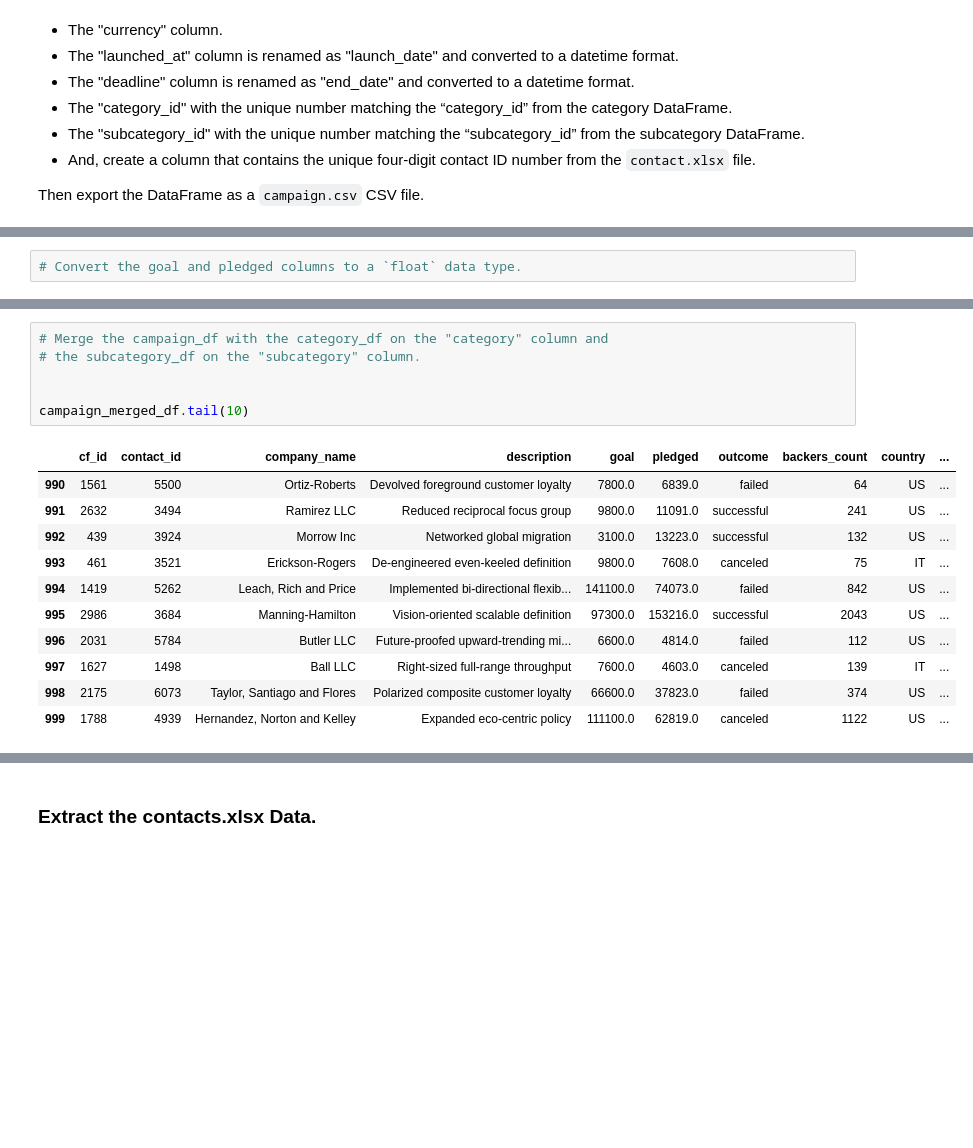
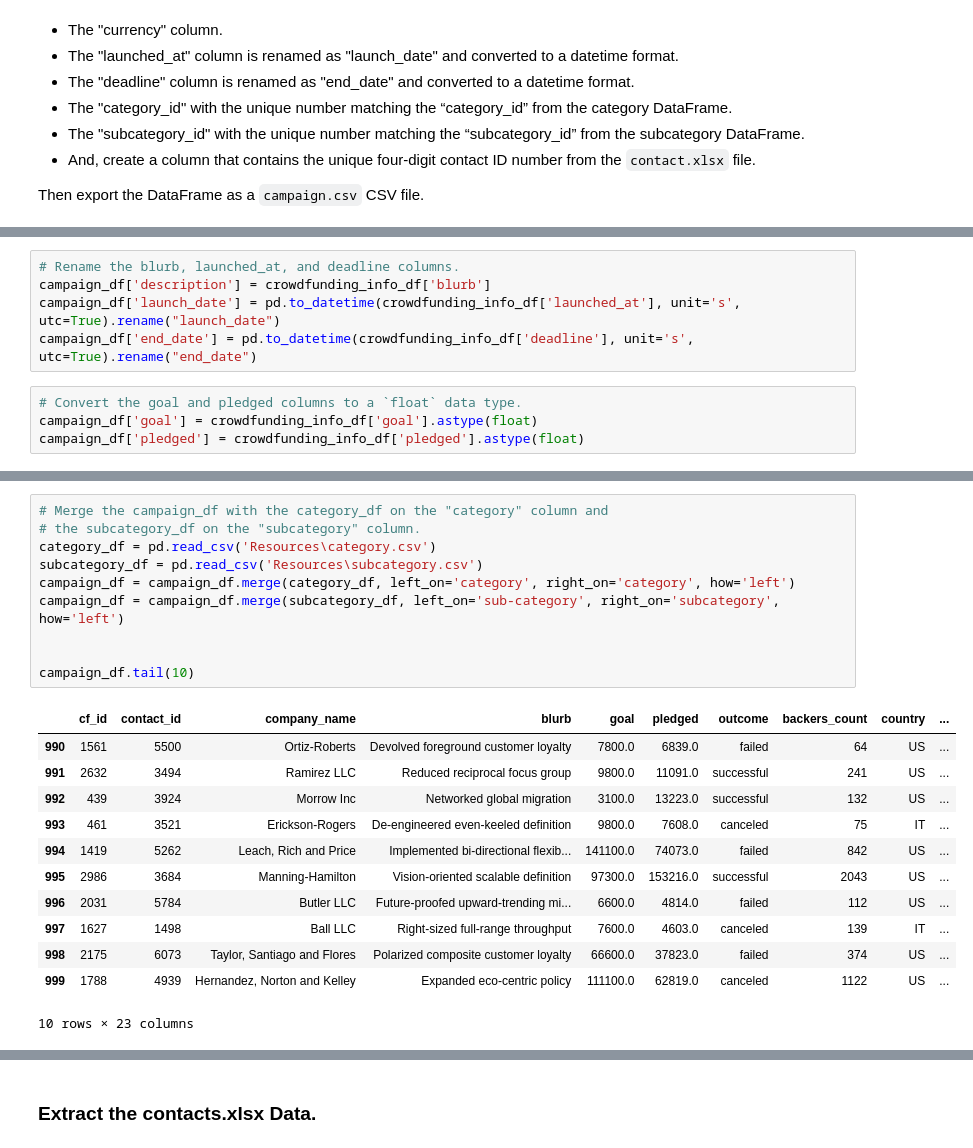
Before and after one commit to aarononward/Crowdfunding_ETL, a Jupyter notebook: ETL_Mini_Project_ARodriquez_BDo_SSitaula_YKim_NSalahuddin.ipynb, the cells around one changed output, grey strips where cells are left out. Drawn from its saved outputs; the diff is of its cells as text; blank space fills up the shorter version.

Commit message:
done with Campaign Dataframe

```diff
--- a/ETL_Mini_Project_ARodriquez_BDo_SSitaula_YKim_NSalahuddin.ipynb
+++ b/ETL_Mini_Project_ARodriquez_BDo_SSitaula_YKim_NSalahuddin.ipynb
@@ -210,2 +202,9 @@ campaign_df.head()
+# %%
+# Rename the blurb, launched_at, and deadline columns.
+campaign_df['description'] = crowdfunding_info_df['blurb']
+campaign_df['launch_date'] = pd.to_datetime(crowdfunding_info_df['launched_at'], unit='s', utc=True).rename("launch_date")
+campaign_df['end_date'] = pd.to_datetime(crowdfunding_info_df['deadline'], unit='s', utc=True).rename("end_date")
 # %%
 # Convert the goal and pledged columns to a `float` data type.
+campaign_df['goal'] = crowdfunding_info_df['goal'].astype(float)
+campaign_df['pledged'] = crowdfunding_info_df['pledged'].astype(float)
@@ -250,11 +235,15 @@ from datetime import datetime as dt
 # %%
 # Merge the campaign_df with the category_df on the "category" column and
 # the subcategory_df on the "subcategory" column.
+category_df = pd.read_csv('Resources\category.csv')
+subcategory_df = pd.read_csv('Resources\subcategory.csv')
+campaign_df = campaign_df.merge(category_df, left_on='category', right_on='category', how='left')
+campaign_df = campaign_df.merge(subcategory_df, left_on='sub-category', right_on='subcategory', how='left')
 
 
-campaign_merged_df.tail(10)
+campaign_df.tail(10)
 # %% [output]
-|  | cf_id | contact_id | company_name | description | goal | pledged | outcome | backers_count | country | ... |
+|  | cf_id | contact_id | company_name | blurb | goal | pledged | outcome | backers_count | country | ... |
 | 990 | 1561 | 5500 | Ortiz-Roberts | Devolved foreground customer loyalty | 7800.0 | 6839.0 | failed | 64 | US | ... |
 | 991 | 2632 | 3494 | Ramirez LLC | Reduced reciprocal focus group | 9800.0 | 11091.0 | successful | 241 | US | ... |
 | 992 | 439 | 3924 | Morrow Inc | Networked global migration | 3100.0 | 13223.0 | successful | 132 | US | ... |
@@ -265,3 +254,4 @@ campaign_merged_df.tail(10)
 | 997 | 1627 | 1498 | Ball LLC | Right-sized full-range throughput | 7600.0 | 4603.0 | canceled | 139 | IT | ... |
 | 998 | 2175 | 6073 | Taylor, Santiago and Flores | Polarized composite customer loyalty | 66600.0 | 37823.0 | failed | 374 | US | ... |
 | 999 | 1788 | 4939 | Hernandez, Norton and Kelley | Expanded eco-centric policy | 111100.0 | 62819.0 | canceled | 1122 | US | ... |
+10 rows × 23 columns
```
Also changed, not shown: parts of 25 cells of this notebook, 1 other file.
